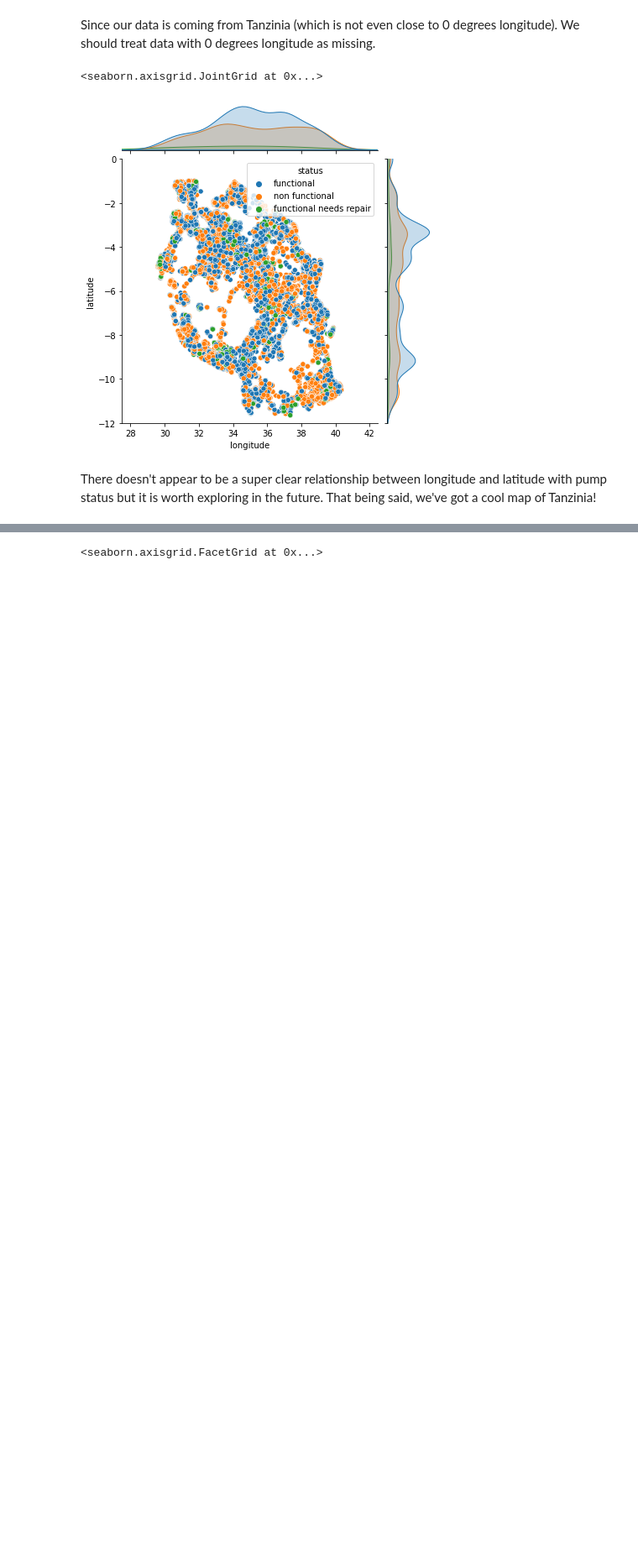
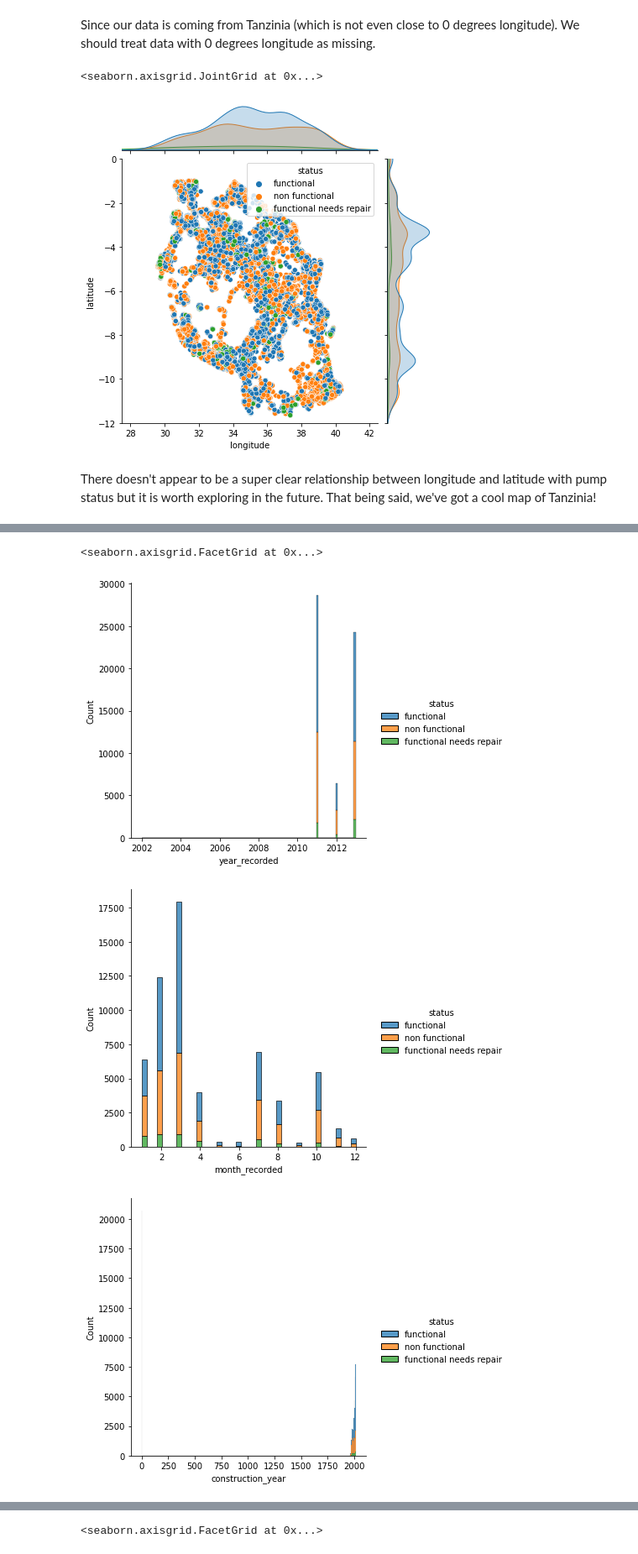
Before and after one commit to talanthier/Pump-It-Up-Water-Table-DrivenData, a Jupyter notebook: Notebooks/pumpitup_exploration_01.ipynb, the cells around one changed output, grey strips where cells are left out. Shown at 84% size. Cells and saved outputs as stored; diff of their text form; code cells hidden in the pictures; blank space fills up the shorter version.

```diff
--- a/Notebooks/pumpitup_exploration_01.ipynb
+++ b/Notebooks/pumpitup_exploration_01.ipynb
@@ -178,0 +204,10 @@ plt.gcf().autofmt_xdate()
+# %%
+sns.displot(data = pump, x = 'year_recorded', hue = 'status', multiple = 'stack')
+sns.displot(data = pump, x = 'month_recorded', hue = 'status', multiple = 'stack')
+sns.displot(data = pump, x = 'construction_year', hue = 'status', multiple = 'stack', bins = 500)
+sns.displot(data = pump, x = 'age', hue = 'status', multiple = 'stack', bins = 500)
+# %% [output]
+<seaborn.axisgrid.FacetGrid at 0x...>
+[figure, added]
+[figure, added]
+[figure, added]
```
Also changed, not shown: parts of 35 cells of this notebook, 3 other files.
